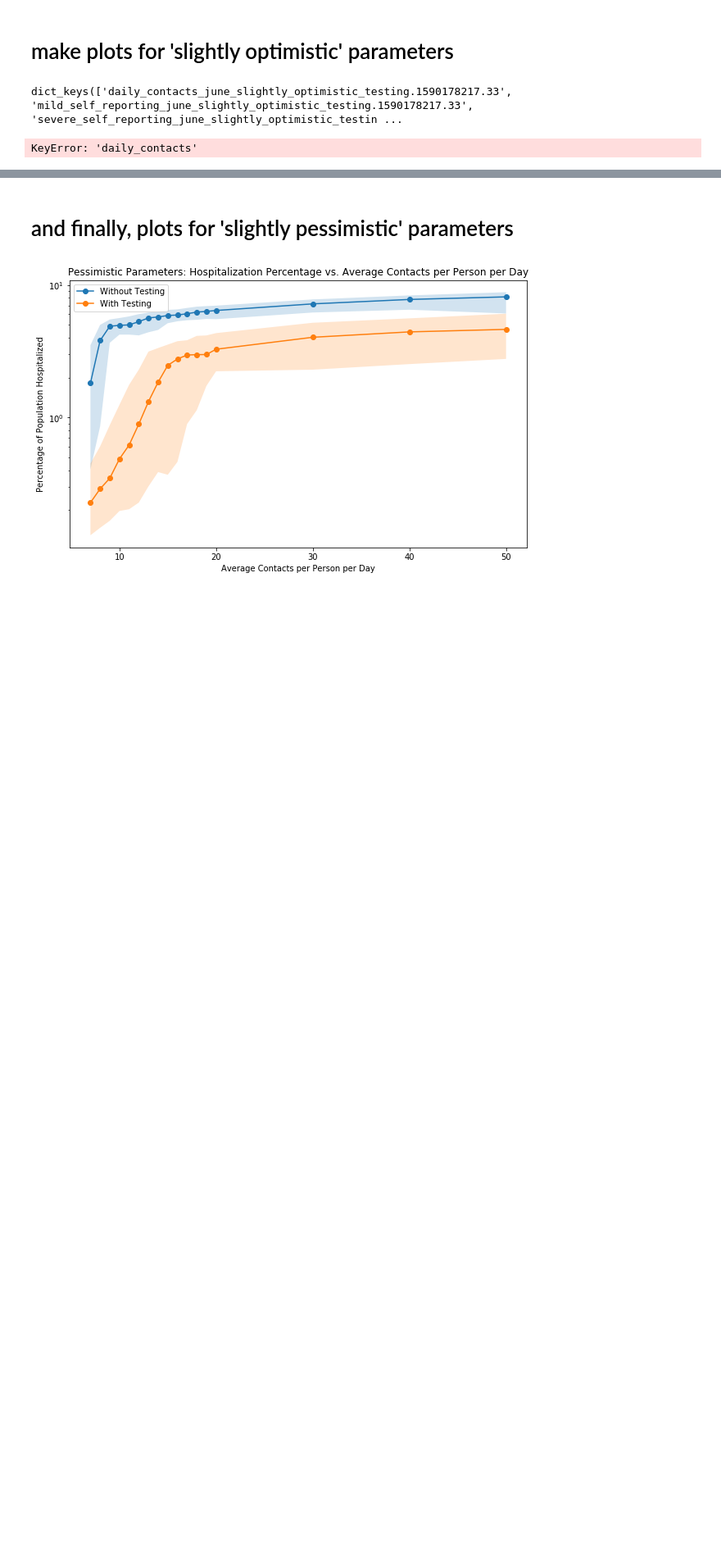
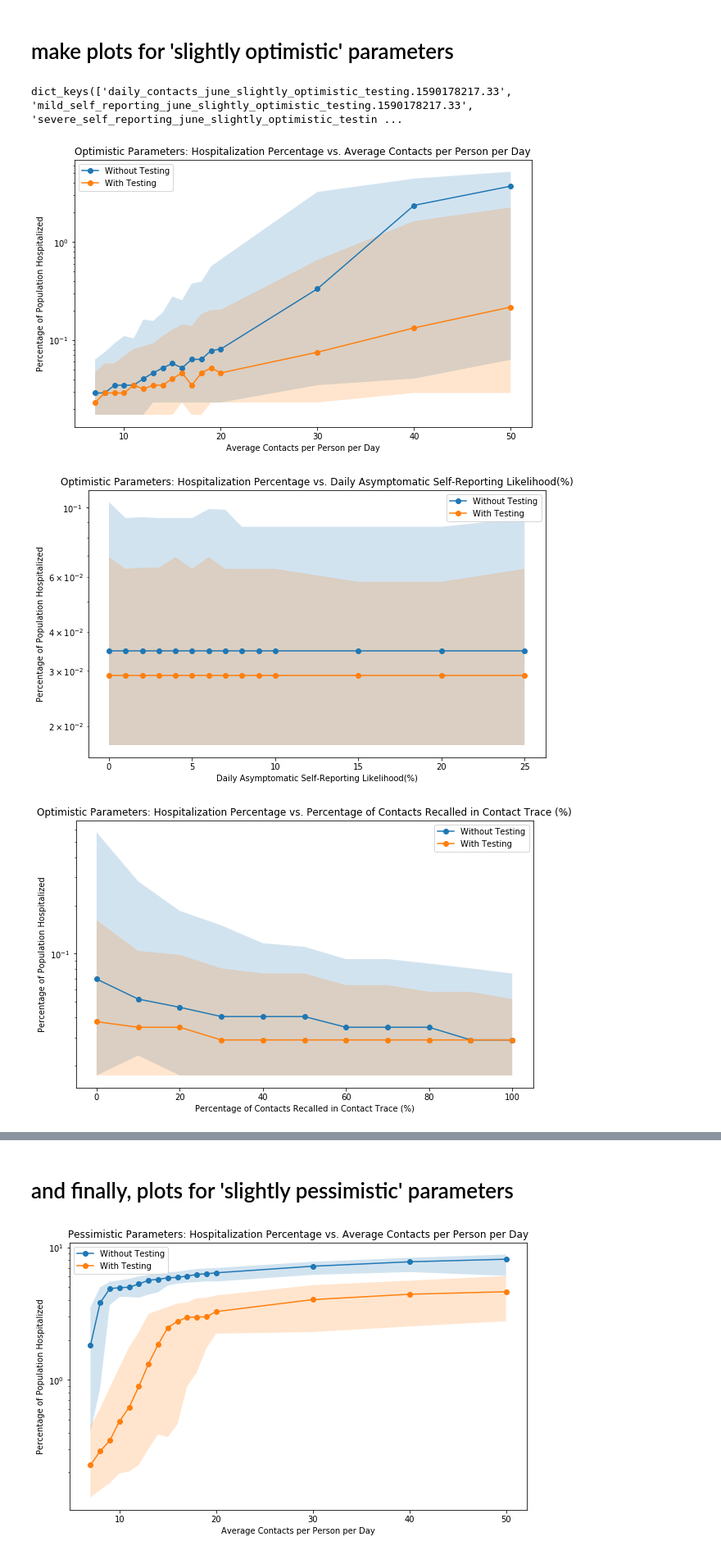
Before and after one commit to peter-i-frazier/group-testing, a Jupyter notebook: notebooks/may_23_sensitivity_plots.ipynb, the cells around one changed output, grey strips where cells are left out. Shown at 82% size. Drawn from its saved outputs; the diff is of its cells as text; code cells hidden in the pictures; blank space fills up the shorter version.

Commit message:
fix plots in june parameter notebook

```diff
--- a/notebooks/may_23_sensitivity_plots.ipynb
+++ b/notebooks/may_23_sensitivity_plots.ipynb
@@ -83,7 +83,7 @@ for d in sim_dirs:
     if 'june_slightly_pessimistic_testing' in d:
         label = 'june_slightly_pessimistic_testing'
     elif 'june_slightly_optimistic_testing' in d:
-        label = 'fall_slightly_optimistic_testing'
+        label = 'june_slightly_optimistic_testing'
     elif 'june_realistic_testing' in d:
         label = 'june_realistic_testing'
     elif 'june_slightly_pessimistic' in d:
@@ -325,16 +325,18 @@ sim_results['fall_slightly_optimistic_testing'].keys()
 dict_keys(['daily_contacts_june_slightly_optimistic_testing.1590178217.33', 'mild_self_reporting_june_slightly_optimistic_testing.1590178217.33', 'severe_self_reporting_june_slightly_optimistic_testin ...
 # %%
 no_testing_results = sim_results['june_slightly_optimistic']
-testing_results = sim_results['fall_slightly_optimistic_testing']
+testing_results = sim_results['june_slightly_optimistic_testing']
 
 for sublabel in sub_labels:
 
     plot_many_dfs_quantiles({'Without Testing': no_testing_results[sublabel],
                              'With Testing': testing_results[sublabel]},
                             cum_severe_quantiles,
                             normalize_params[sublabel], x_log_scale=plot_log_scale[sublabel],
                      xlabel=plot_labels[sublabel], ylabel="Percentage of Population Hospitalized",
                      title="Optimistic Parameters: Hospitalization Percentage vs. {}".format(plot_labels[sublabel]),
                                q_low=0.1, q_high=0.9, alpha=0.2, y_min = 0, y_max=5, y_log_scale=True)
 # %% [output]
-KeyError: 'daily_contacts'
+[figure, added]
+[figure, added]
+[figure, added]
```
Also changed, not shown: parts of 2 cells of this notebook.
